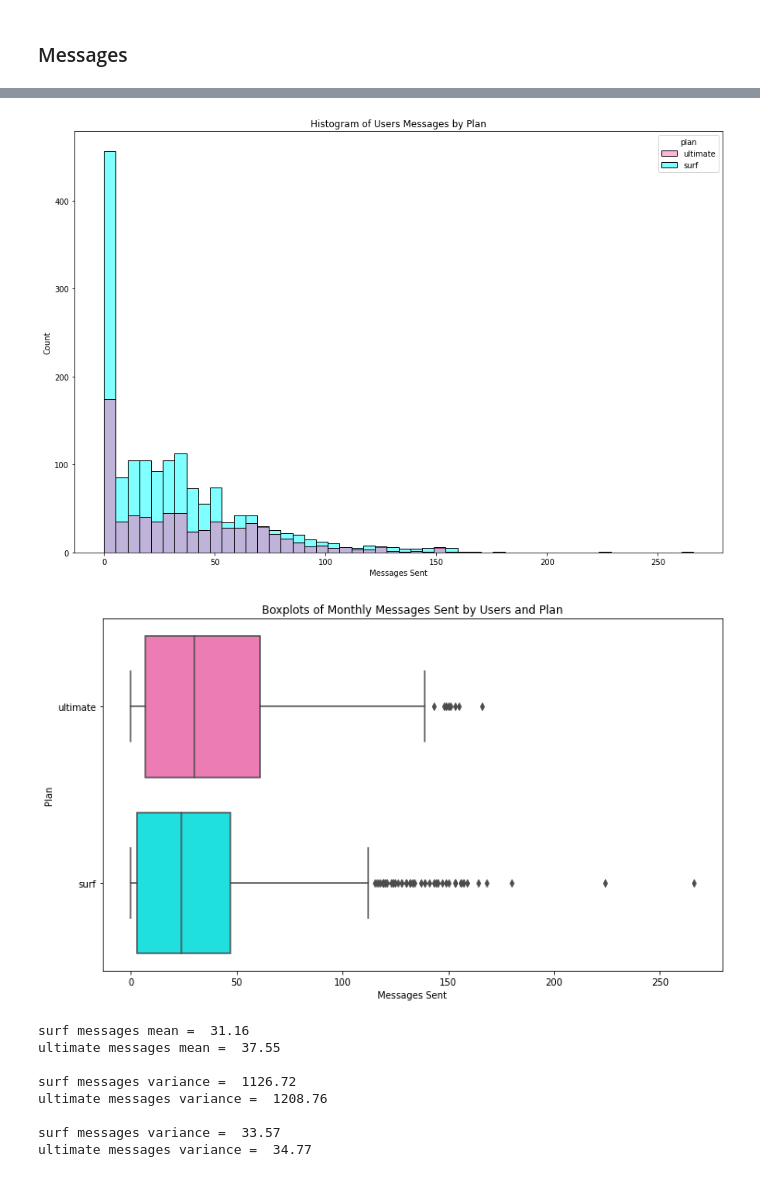
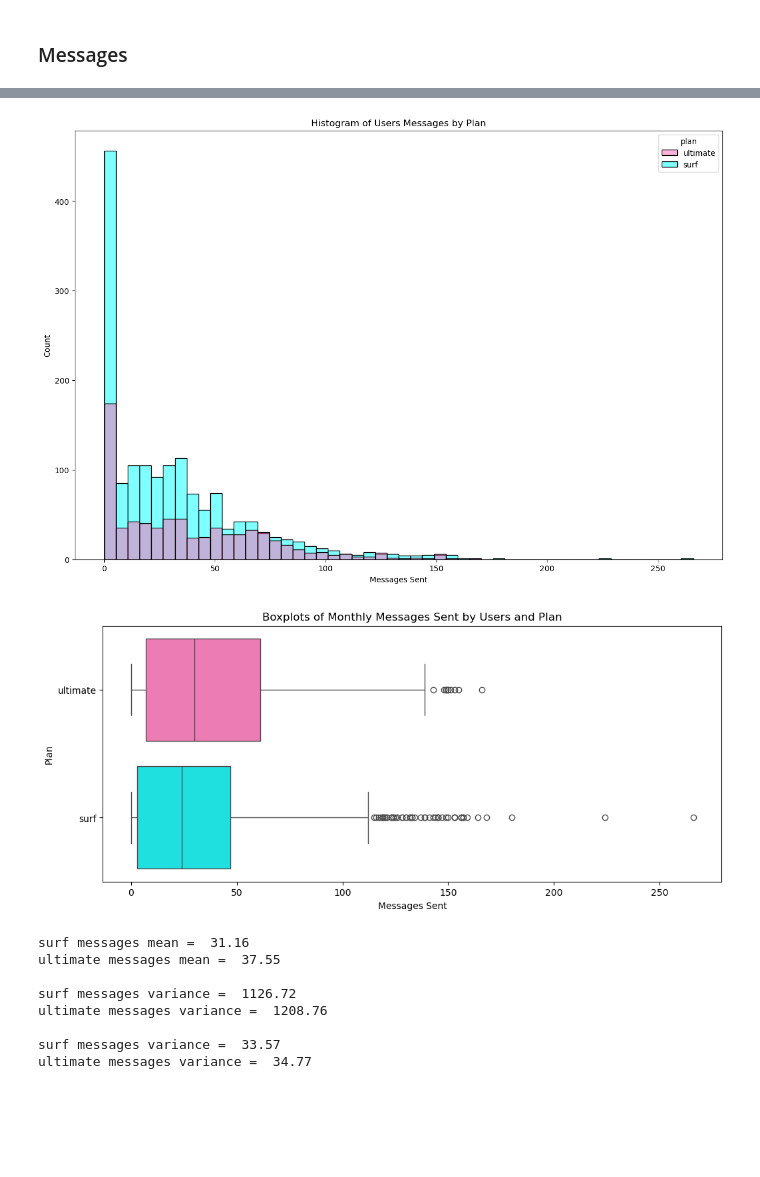
Before and after one commit to danp0kes/triple-ten-projects, a Jupyter notebook: projects/megaline-sda/megaline-sda.ipynb, the cells around one changed output, grey strips where cells are left out. Drawn from its saved outputs; the diff is of its cells as text; code cells hidden in the pictures; blank space fills up the shorter version.

```diff
--- a/projects/megaline-sda/megaline-sda.ipynb
+++ b/projects/megaline-sda/megaline-sda.ipynb
@@ -89,8 +118,8 @@ from scipy import stats
 Read users, calls, messages, internet, and plans CSV files. Save approriately.
 # %%
 # Load the data files into different DataFrames
-users = pd.read_csv('/datasets/megaline_users.csv')
-calls = pd.read_csv('/datasets/megaline_calls.csv')
-messages = pd.read_csv('/datasets/megaline_messages.csv')
-internet = pd.read_csv('/datasets/megaline_internet.csv')
-plans = pd.read_csv('/datasets/megaline_plans.csv')
+users = pd.read_csv('data/megaline_users.csv')
+calls = pd.read_csv('data/megaline_calls.csv')
+messages = pd.read_csv('data/megaline_messages.csv')
+internet = pd.read_csv('data/megaline_internet.csv')
+plans = pd.read_csv('data/megaline_plans.csv')
@@ -696,21 +675,24 @@ sns.histplot(data = df, x = 'messages', hue = 'plan', \
 
 plt.show()
 # %% [output]
-[figure, old version]
+[figure, new version]
 # %%
 # Plot a boxplot to visualize the distribution of the monthly call duration
 
 # Increase plot size
-plt.figure(figsize=(12,7))
+plt.figure(figsize=(12, 5))
 
 # Create boxplots of duration by
-sns.boxplot(data = df, x='messages', y='plan', palette = ['hotpink','aqua'])\
+sns.boxplot(data = df, x='messages', y='plan', hue='plan', palette = ['hotpink','aqua'])\
                     .set(xlabel='Messages Sent', ylabel='Plan', \
                      title='Boxplots of Monthly Messages Sent by Users and Plan')
 
+# save boxplot as png in pics folder
+plt.savefig('pics/messages_boxplot.png')
+
 plt.show()
 # %% [output]
-[figure, old version]
+[figure, new version]
 # %%
 # Calculate the mean, variance and standard deviation of monthly messages
 
```
Also changed, not shown: parts of 68 cells of this notebook, 1 other file.
